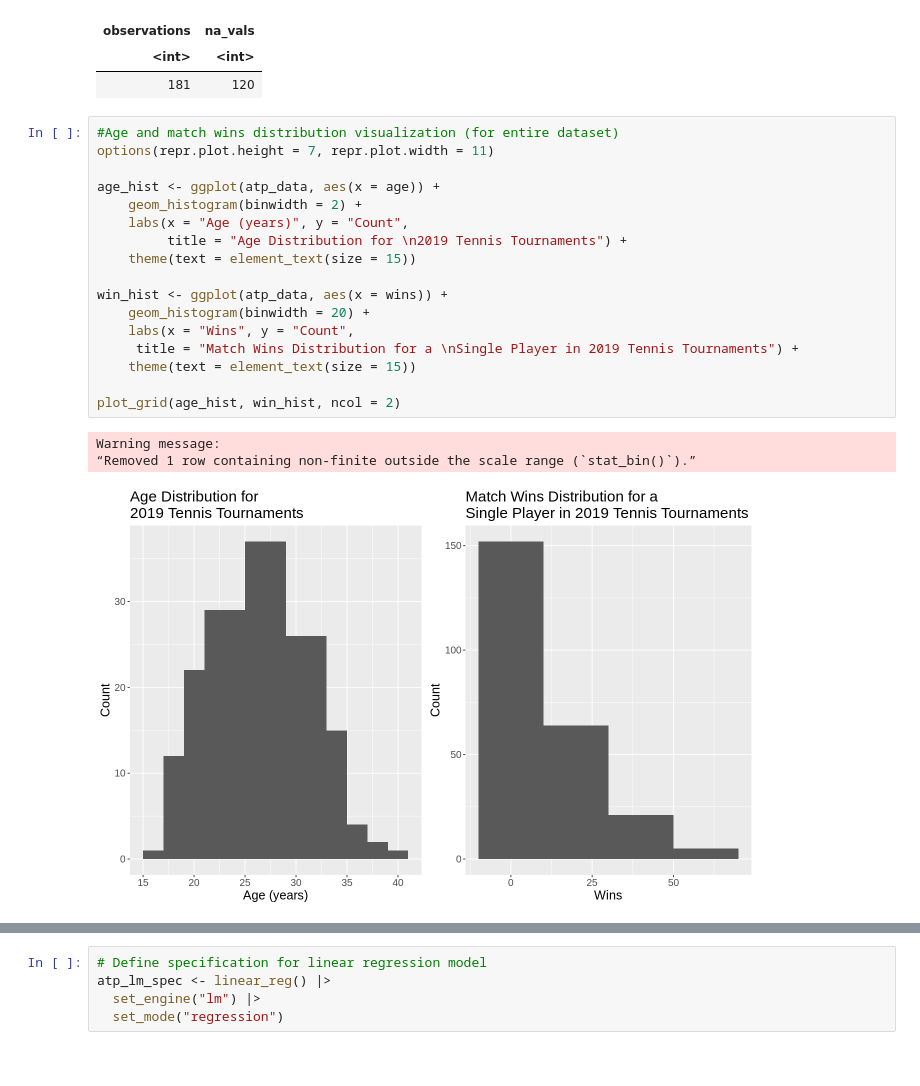
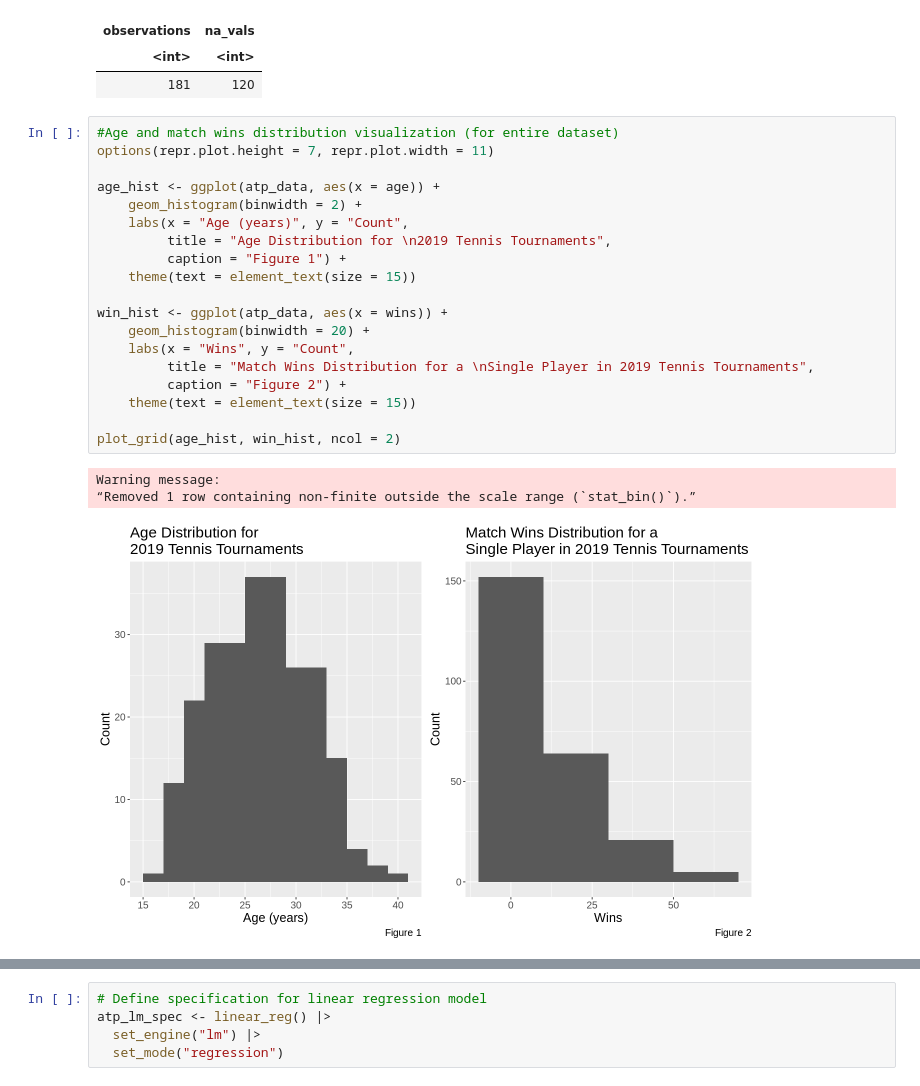
Before and after one commit to Wjolff/dsci-100-project-group20, a Jupyter notebook: group_project_proposal.ipynb, the cells around one changed output, grey strips where cells are left out. Cells and saved outputs as stored; diff of their text form.

```diff
--- a/group_project_proposal.ipynb
+++ b/group_project_proposal.ipynb
@@ -121,24 +121,26 @@ A tibble: 1 × 2
 # %%
 #Age and match wins distribution visualization (for entire dataset)
 options(repr.plot.height = 7, repr.plot.width = 11)
 
 age_hist <- ggplot(atp_data, aes(x = age)) +
     geom_histogram(binwidth = 2) +
     labs(x = "Age (years)", y = "Count",
-         title = "Age Distribution for \n2019 Tennis Tournaments") +
+         title = "Age Distribution for \n2019 Tennis Tournaments",
+         caption = "Figure 1") +
     theme(text = element_text(size = 15))
 
 win_hist <- ggplot(atp_data, aes(x = wins)) +
     geom_histogram(binwidth = 20) +
     labs(x = "Wins", y = "Count",
-     title = "Match Wins Distribution for a \nSingle Player in 2019 Tennis Tournaments") +
+         title = "Match Wins Distribution for a \nSingle Player in 2019 Tennis Tournaments",
+         caption = "Figure 2") +
     theme(text = element_text(size = 15))
 
 plot_grid(age_hist, win_hist, ncol = 2)
 # %% [output]
 Warning message:
 “Removed 1 row containing non-finite outside the scale range (`stat_bin()`).”
-[figure, old version]
+[figure, new version]
 # %%
 #Display the relationships between all variables
 options(repr.plot.width = 10, repr.plot.height = 10)
```
Also changed, not shown: parts of 4 cells of this notebook.
